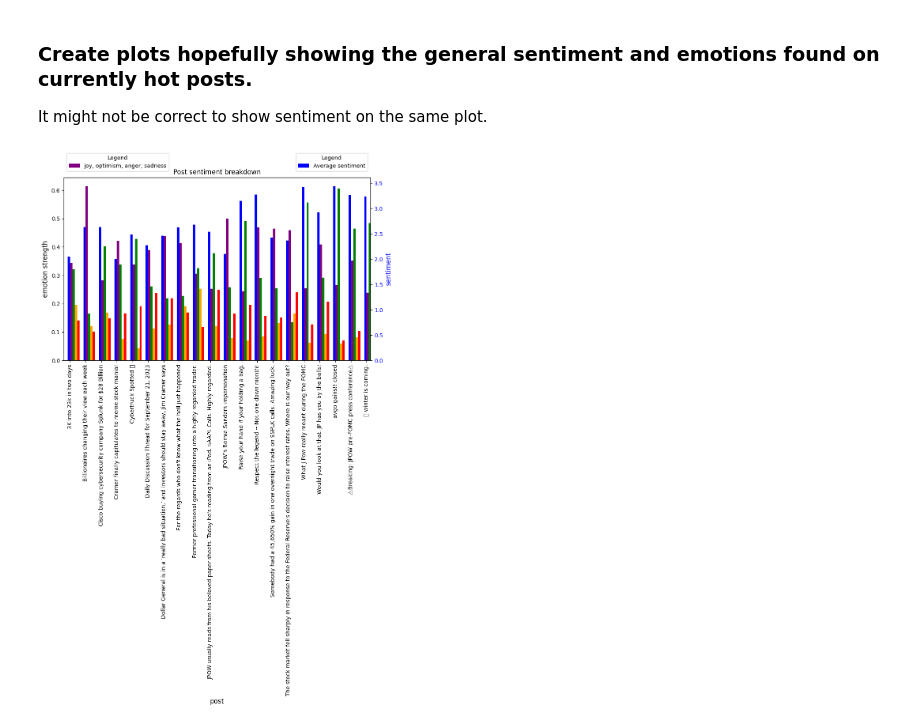
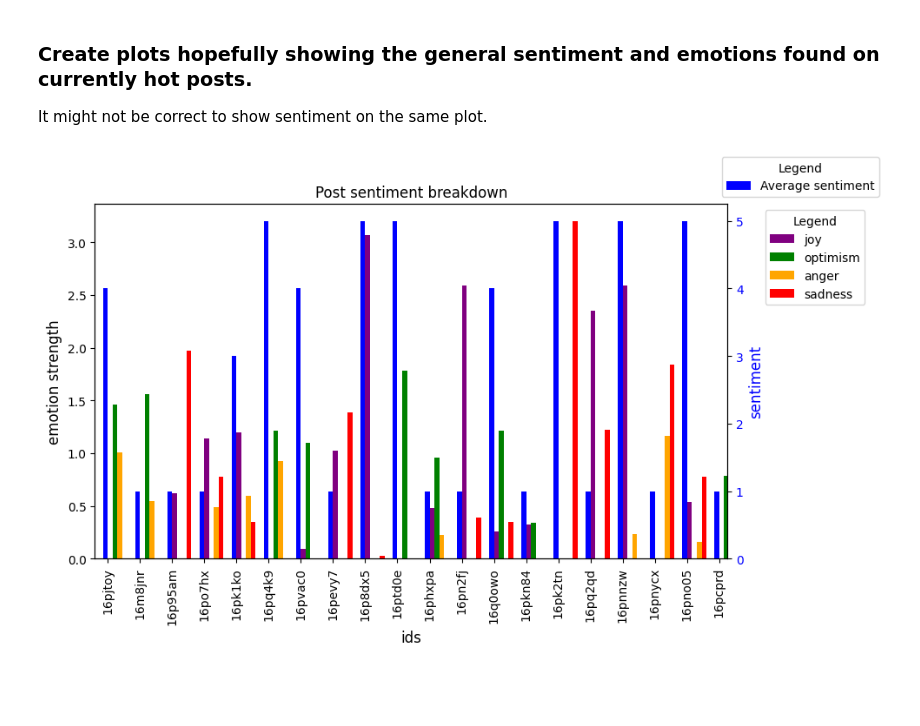
Before and after one commit to VoeP/reddit_sentiment, a Jupyter notebook: scraping/refining_scraping_approach.ipynb, the cells around one changed output. Saved outputs shown, nothing was run; the diff lists cells and outputs as text; code cells hidden in the pictures; blank space fills up the shorter version.

```diff
--- a/scraping/refining_scraping_approach.ipynb
+++ b/scraping/refining_scraping_approach.ipynb
@@ -86,27 +88,34 @@ df_groupedby.head(10)
 
 It might not be correct to show sentiment on the same plot.
 # %%
-df = df_groupedby
+#df = df_groupedby
+df = pd.read_csv("../data_for_plotting/post_data.csv", index_col="ids")
 
 fig, ax1 = plt.subplots(figsize=(10, 6))
 
-colors = ['purple', 'green', 'orange', 'red']
-ax1.set_xlabel('Categories', fontsize=12)
+colors = ['purple', 'green', 'orange', 'red', 'black']
+ax1.set_xlabel('Post ids', fontsize=12)
 ax1.set_ylabel('emotion strength', color='black', fontsize=12)
-ax1 = df.drop('sentiment', axis=1).plot(kind='bar', ax=ax1, color=colors, width=0.6, position=0)
+ax1 = df[["joy","optimism","anger","sadness"]].plot(kind='bar', ax=ax1, color=colors, width=0.6, position=0)
 ax1.tick_params(axis='y', labelcolor='black')
 
 ax2 = ax1.twinx()
 color = 'blue'
 ax2.set_ylabel('sentiment', color=color, fontsize=12)
 ax2 = df['sentiment'].plot(kind='bar', ax=ax2, color=color, width=0.15, position=1)
 ax2.tick_params(axis='y', labelcolor=color)
 
+# Create custom legend labels with colors
+legend_labels = ['Joy', 'Optimism', 'Anger', 'Sadness', 'Average Sentiment']
+
+# Plotting dummy lines to create legend with custom labels and colors
+#for i, label in enumerate(legend_labels):
+#    ax1.plot([], label=label, color=colors[i])
 plt.title('Post sentiment breakdown')
-ax1.legend(loc='upper left', title='Legend', labels=['joy, optimism, anger, sadness'], bbox_to_anchor=(0.0, 1.15))
-ax2.legend(loc='upper right', title='Legend', labels=['Average sentiment'], bbox_to_anchor=(1.0, 1.15))
+ax1.legend(loc='upper left', title='Legend', bbox_to_anchor=(1.05, 1))
+ax2.legend(loc='upper right', title='Legend', labels=['Average sentiment'], bbox_to_anchor=(1.25, 1.15))
 
 plt.tight_layout()
 plt.savefig("post_breakdown.png")
 # %% [output]
-[figure, old version]
+[figure, new version]
```
Also changed, not shown: parts of 1 cell of this notebook, 5 other files.
